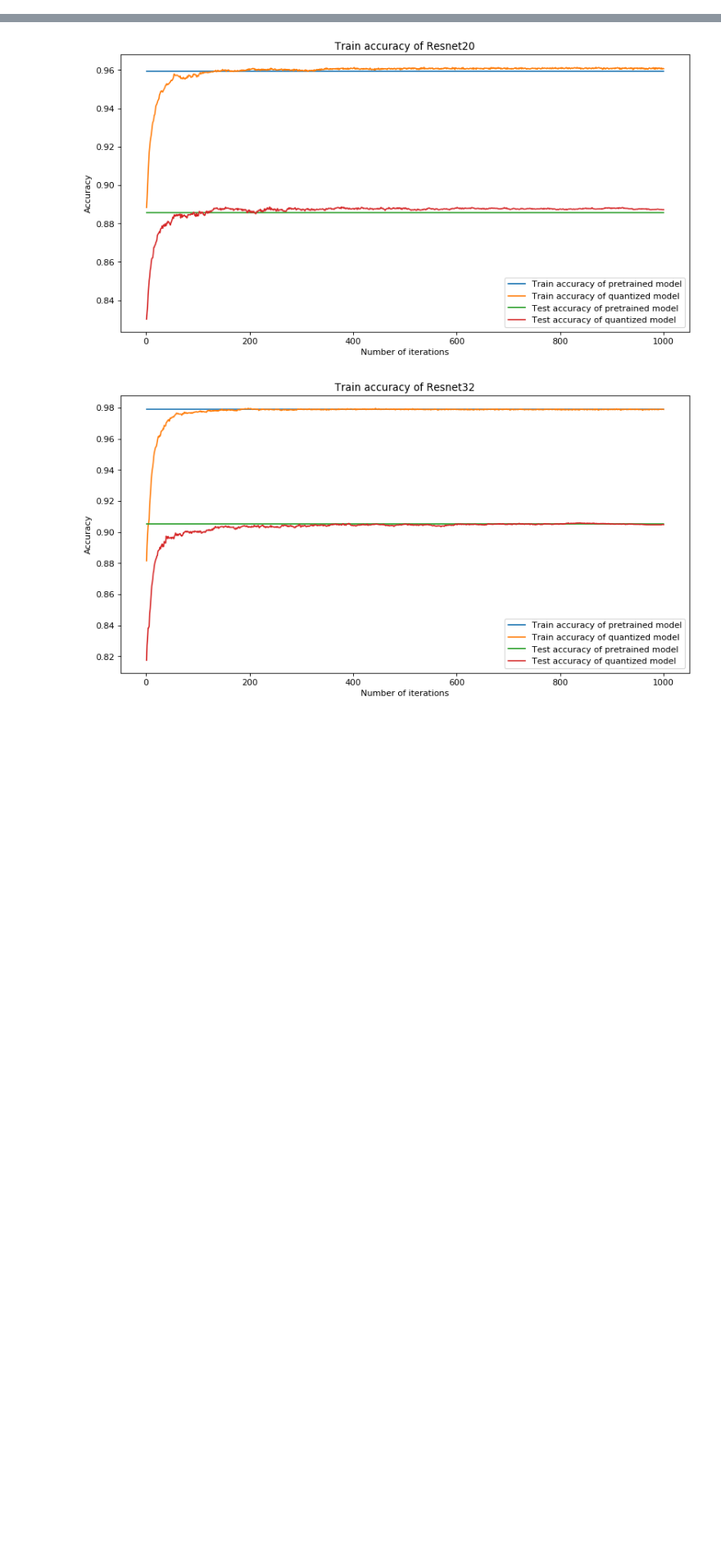
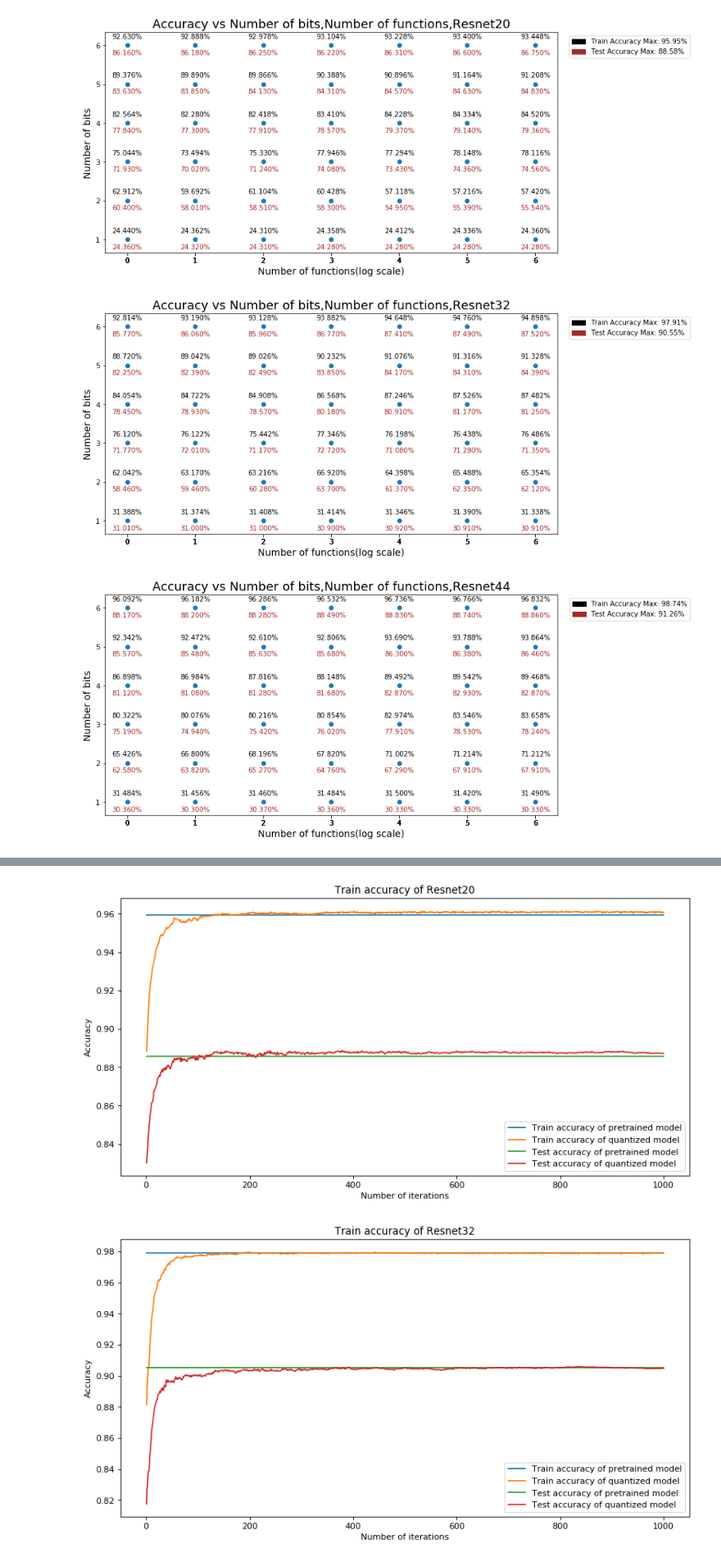
Before and after one commit to aghinsa/HashedConv, a Jupyter notebook: workspace/quant/inference/Inference.ipynb, the cells around one changed output, grey strips where cells are left out. Shown: that part at 82% size. Saved outputs shown, nothing was run; the diff lists cells and outputs as text; code cells hidden in the pictures; blank space fills up the shorter version.

```diff
--- a/workspace/quant/inference/Inference.ipynb
+++ b/workspace/quant/inference/Inference.ipynb
@@ -13 +76,81 @@ from grid_search import load_resnet
+# %%
+df = pd.read_csv("./grid_search/runs.csv")
+df["test"] = df["test_acc_before_hashing"]
+df["train"] = df["train_acc_before_hashing"]
+df["test_hash"] = df["test_acc_after_hashing"]
+df["train_hash"] = df["train_acc_after_hashing"]
+
+cols = ["model_name","n_bits","n_fs","train","test","test_hash","train_hash"]
+df = df[cols]
+# %%
+pretrained_accuracy = {
+    'resnet20': {'train': 0.95946, 'test': 0.8858},
+    'resnet32': {'train': 0.97912, 'test': 0.9055},
+    'resnet44': {'train': 0.98736, 'test': 0.9126}
+}
+
+models = ["resnet20","resnet32","resnet44"]
+for model in models:
+    model_df = df[df["model_name"] == model]
+
+    x = np.array(model_df["n_fs"])
+    y = np.array(model_df["n_bits"])
+    train_hash = np.array(model_df["train_hash"])
+    test_hash = np.array(model_df["test_hash"])
+
+    lx = np.log2(x)
+    fig,ax = plt.subplots(figsize=(12,6))
+    ax.set_xticks(lx)
+    ax.set_yticks(np.arange(10))
+    ax.scatter(lx,y)
+    points = list(zip(lx,y) )
+
+    z1s = [ f"{x*100:.3f}%" for x in train_hash ]
+    z2s = [ f"{x*100:.3f}%" for x in test_hash ]
+
+    for z1,z2,point in zip(z1s,z2s,points):
+        ax.annotate(
+            z1,
+            point,
+            textcoords="offset points", # how to position the text
+            xytext=(0,10),
+            ha='center' ,
+            color = "black"
+
+        )
+
+        ax.annotate(
+            z2,
+            point,
+            textcoords="offset points", # how to position the text
+            xytext=(0,-14),
+            ha='center' ,
+            color = "brown"
+
+        )
+    ax.set_xlabel("Number of functions(log scale)",fontsize=14)
+    ax.set_ylabel("Number of bits",fontsize=14)
+    ax.set_title(f"Accuracy vs Number of bits,Number of functions,{model.capitalize()}",fontsize=18)
+
+    handles, labels = ax.get_legend_handles_labels()
+
+    train_label = f"Train Accuracy Max: {pretrained_accuracy[model]['train']*100:.2f}%"
+    test_label = f"Test Accuracy Max: {pretrained_accuracy[model]['test']*100:.2f}%"
+
+    patch1 = mpatches.Patch(color='black', label=train_label)
+    patch2 = mpatches.Patch(color='brown', label=test_label)
+
+    handles.append(patch1)
+    handles.append(patch2)
+
+
+    legend_x = 1.3
+    legend_y = 1
+    plt.legend(handles=handles, loc='upper right',bbox_to_anchor=(legend_x, legend_y))
+
+    plt.show()
+# %% [output]
+[figure, added]
+[figure, added]
+[figure, added]
 # %% [markdown]
```
Also changed, not shown: parts of 13 cells of this notebook, 27 other files.
